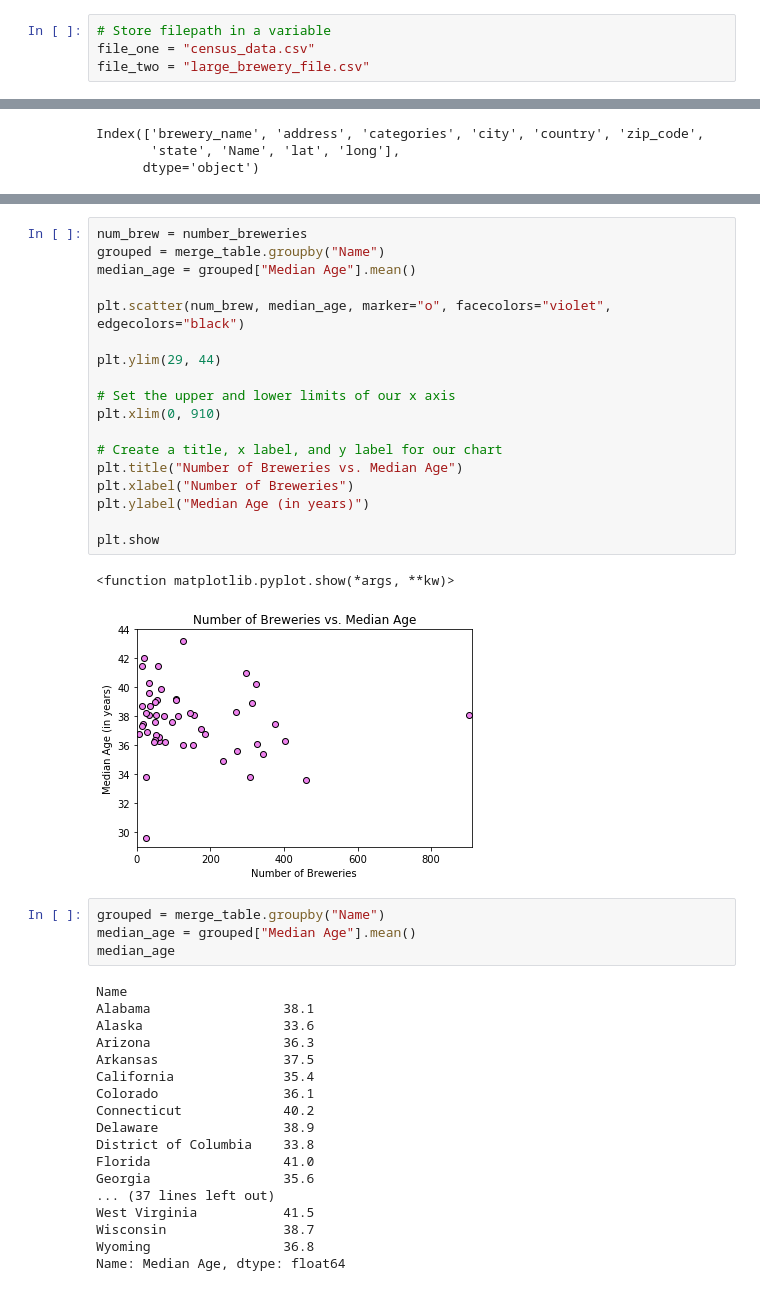
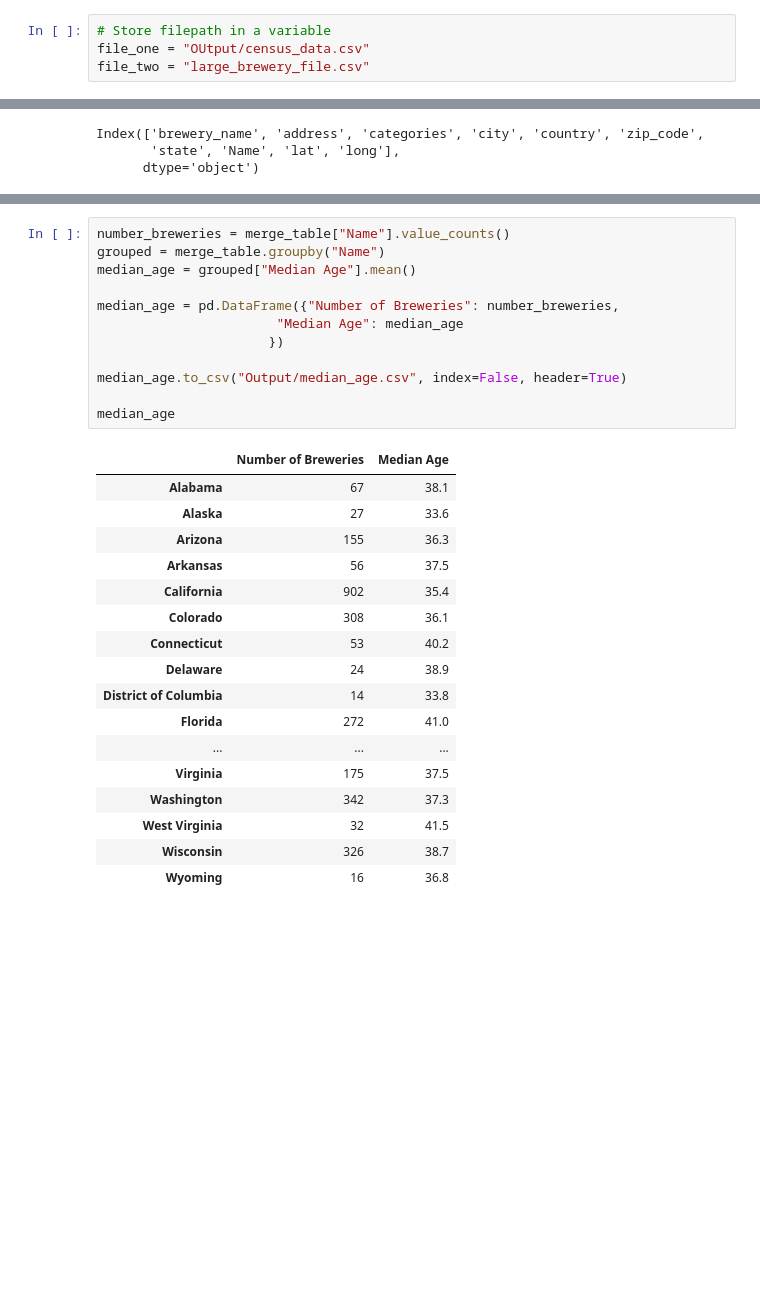
Before and after one commit to alhm528/project1, a Jupyter notebook: Census/State_join.ipynb, the cells around one changed output, grey strips where cells are left out. Saved outputs shown, nothing was run; the diff lists cells and outputs as text; blank space fills up the shorter version.

Commit message:
Output

```diff
--- a/Census/State_join.ipynb
+++ b/Census/State_join.ipynb
@@ -7,6 +6,6 @@ import seaborn
 # %%
 # Store filepath in a variable
-file_one = "census_data.csv"
+file_one = "OUtput/census_data.csv"
 file_two = "large_brewery_file.csv"
 # %%
 # Read our Data file with the pandas library
@@ -85,47 +87,34 @@ plt.tight_layout()
 <Figure size 432x288 with 0 Axes>
-# %%
-num_brew = number_breweries
-grouped = merge_table.groupby("Name")
-median_age = grouped["Median Age"].mean()
-
-plt.scatter(num_brew, median_age, marker="o", facecolors="violet", edgecolors="black")
-
-plt.ylim(29, 44)
-
-# Set the upper and lower limits of our x axis
-plt.xlim(0, 910)
-
-# Create a title, x label, and y label for our chart
-plt.title("Number of Breweries vs. Median Age")
-plt.xlabel("Number of Breweries")
-plt.ylabel("Median Age (in years)")
-
-plt.show
-# %% [output]
-<function matplotlib.pyplot.show(*args, **kw)>
-[figure, removed]
-# %%
-grouped = merge_table.groupby("Name")
-median_age = grouped["Median Age"].mean()
-median_age
-# %% [output]
-Name
-Alabama                 38.1
-Alaska                  33.6
-Arizona                 36.3
-Arkansas                37.5
-California              35.4
-Colorado                36.1
-Connecticut             40.2
-Delaware                38.9
-District of Columbia    33.8
-Florida                 41.0
-Georgia                 35.6
-... (37 lines left out)
-West Virginia           41.5
-Wisconsin               38.7
-Wyoming                 36.8
-Name: Median Age, dtype: float64
+# %%
+number_breweries = merge_table["Name"].value_counts()
+grouped = merge_table.groupby("Name")
+median_age = grouped["Median Age"].mean()
+
+median_age = pd.DataFrame({"Number of Breweries": number_breweries,
+                       "Median Age": median_age
+                      })
+
+median_age.to_csv("Output/median_age.csv", index=False, header=True)
+
+median_age
+# %% [output]
+|  | Number of Breweries | Median Age |
+| Alabama | 67 | 38.1 |
+| Alaska | 27 | 33.6 |
+| Arizona | 155 | 36.3 |
+| Arkansas | 56 | 37.5 |
+| California | 902 | 35.4 |
+| Colorado | 308 | 36.1 |
+| Connecticut | 53 | 40.2 |
+| Delaware | 24 | 38.9 |
+| District of Columbia | 14 | 33.8 |
+| Florida | 272 | 41.0 |
+| ... | ... | ... |
+| Virginia | 175 | 37.5 |
+| Washington | 342 | 37.3 |
+| West Virginia | 32 | 41.5 |
+| Wisconsin | 326 | 38.7 |
+| Wyoming | 16 | 36.8 |
 # %%
 number_breweries = merge_table["Name"].value_counts()
 grouped = merge_table.groupby("Name")
```
Also changed, not shown: parts of 8 cells of this notebook, 15 other files.
